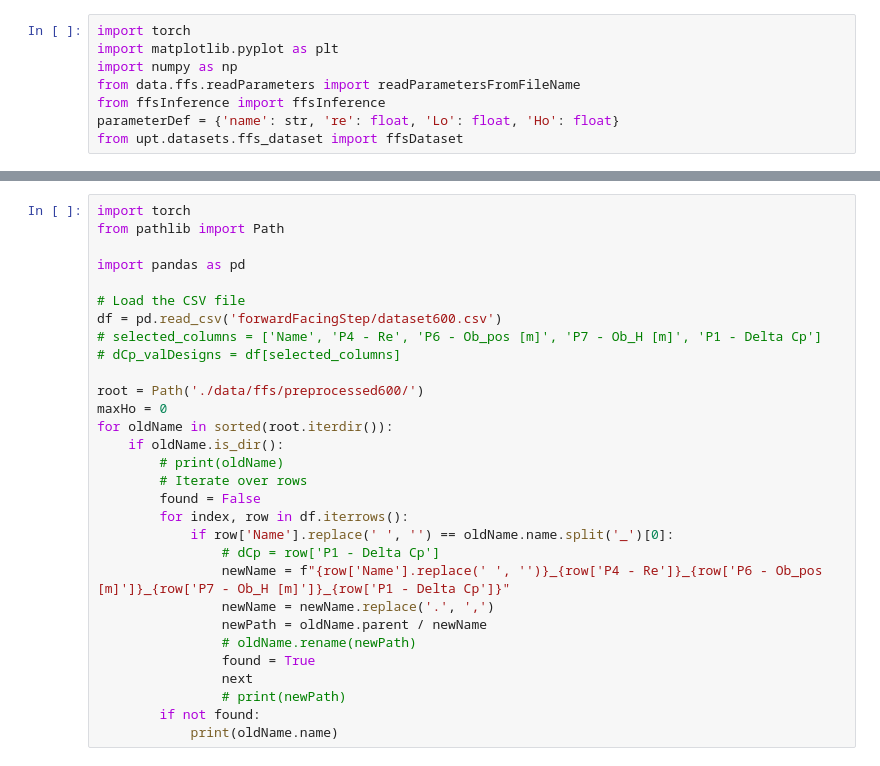
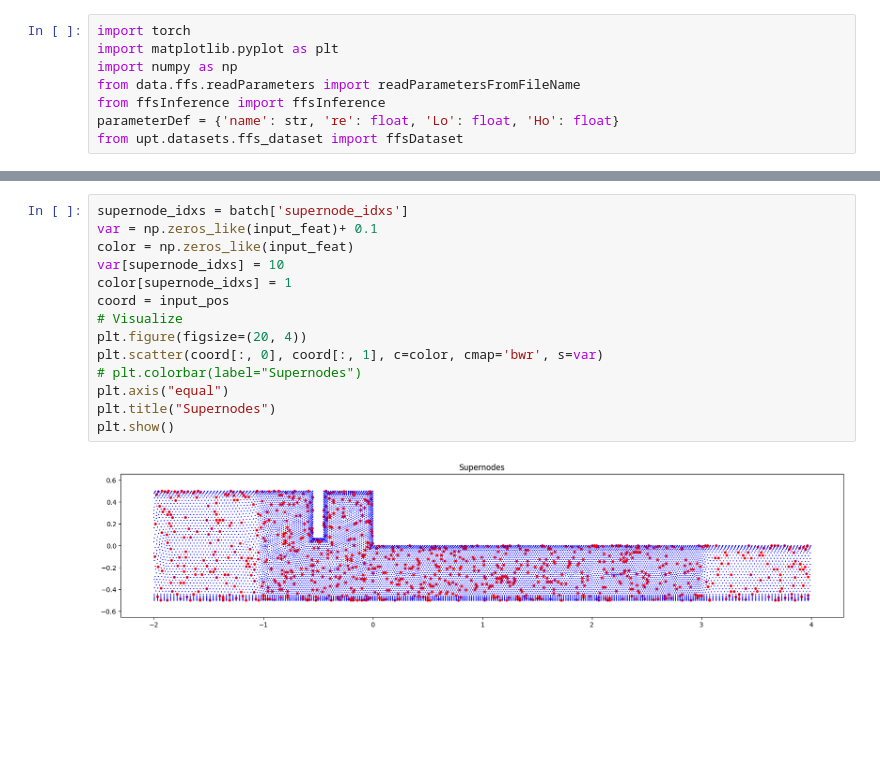
Before and after one commit to battlejacket/upt-tutorial, a Jupyter notebook: data.ipynb, the cells around one changed output, grey strips where cells are left out. Saved outputs shown, nothing was run; the diff lists cells and outputs as text; blank space fills up the shorter version.

```diff
--- a/data.ipynb
+++ b/data.ipynb
@@ -251,30 +72,16 @@ for index, row in df.iterrows():
-# %%
-import torch
-from pathlib import Path
-
-import pandas as pd
-
-# Load the CSV file
-df = pd.read_csv('forwardFacingStep/dataset600.csv')
-# selected_columns = ['Name', 'P4 - Re', 'P6 - Ob_pos [m]', 'P7 - Ob_H [m]', 'P1 - Delta Cp']
-# dCp_valDesigns = df[selected_columns]
-
-root = Path('./data/ffs/preprocessed600/')
-maxHo = 0
-for oldName in sorted(root.iterdir()):
-    if oldName.is_dir():
-        # print(oldName)
-        # Iterate over rows
-        found = False
-        for index, row in df.iterrows():
-            if row['Name'].replace(' ', '') == oldName.name.split('_')[0]:
-                # dCp = row['P1 - Delta Cp']
-                newName = f"{row['Name'].replace(' ', '')}_{row['P4 - Re']}_{row['P6 - Ob_pos [m]']}_{row['P7 - Ob_H [m]']}_{row['P1 - Delta Cp']}"
-                newName = newName.replace('.', ',')
-                newPath = oldName.parent / newName
-                # oldName.rename(newPath)
-                found = True
-                next
-                # print(newPath)
-        if not found:
-            print(oldName.name)
+# %%
+supernode_idxs = batch['supernode_idxs']
+var = np.zeros_like(input_feat)+ 0.1
+color = np.zeros_like(input_feat)
+var[supernode_idxs] = 10
+color[supernode_idxs] = 1
+coord = input_pos
+# Visualize
+plt.figure(figsize=(20, 4))
+plt.scatter(coord[:, 0], coord[:, 1], c=color, cmap='bwr', s=var)
+# plt.colorbar(label="Supernodes")
+plt.axis("equal")
+plt.title("Supernodes")
+plt.show()
+# %% [output]
+[figure, added]
```
Also changed, not shown: parts of 13 cells of this notebook, 2 other files.
